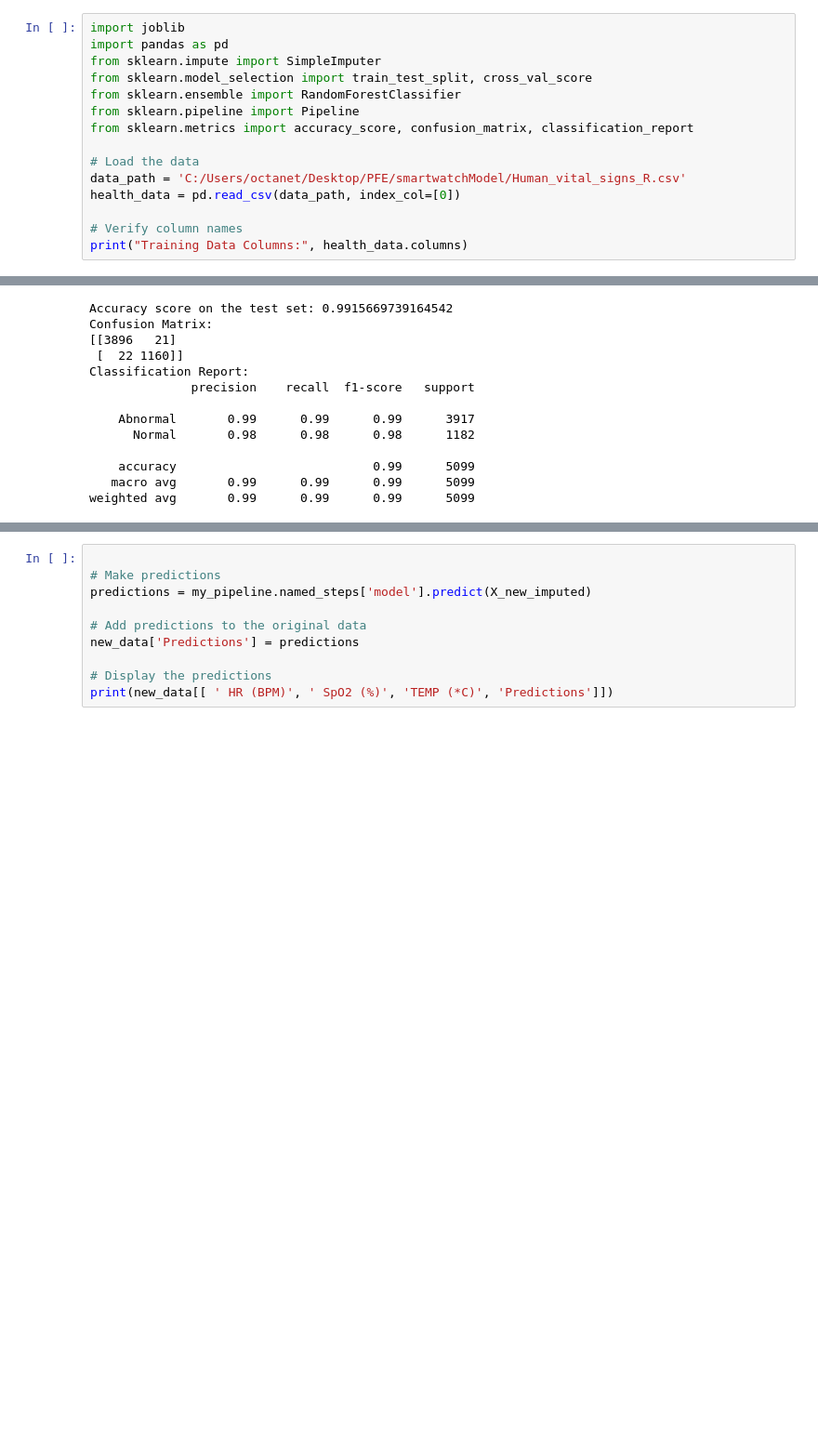
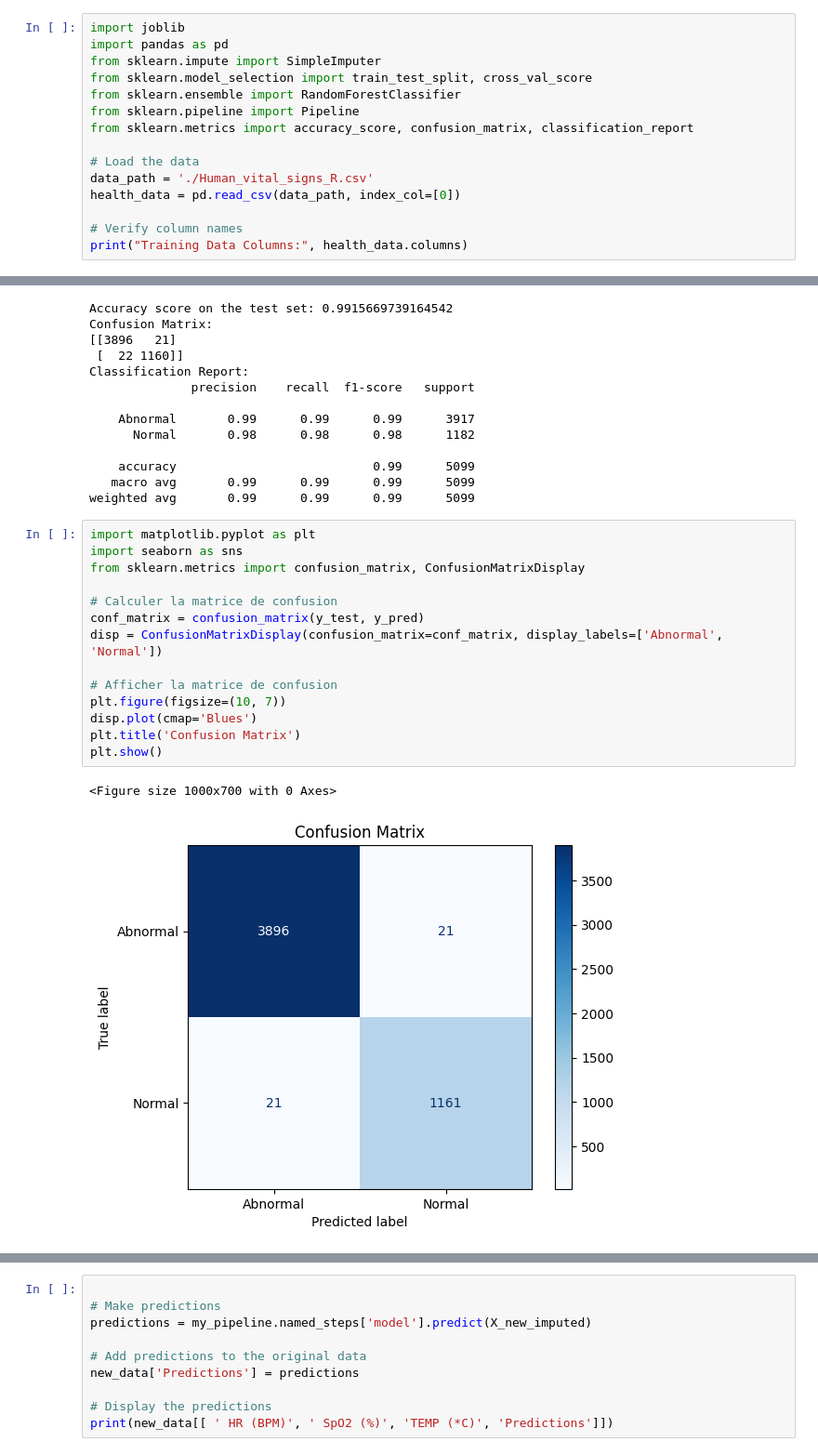
Before and after one commit to fatma-tekaya/SMmodel, a Jupyter notebook: finalmodelV1.ipynb, the cells around one changed output, grey strips where cells are left out. Shown at 93% size. Cells and saved outputs as stored; diff of their text form; blank space fills up the shorter version.

```diff
--- a/finalmodelV1.ipynb
+++ b/finalmodelV1.ipynb
@@ -8,7 +8,7 @@ from sklearn.pipeline import Pipeline
 from sklearn.metrics import accuracy_score, confusion_matrix, classification_report
 
 # Load the data
-data_path = 'C:/Users/octanet/Desktop/PFE/smartwatchModel/Human_vital_signs_R.csv'
+data_path = './Human_vital_signs_R.csv'
 health_data = pd.read_csv(data_path, index_col=[0])
 
 # Verify column names
@@ -86,6 +93,23 @@ Classification Report:
     accuracy                           0.99      5099
    macro avg       0.99      0.99      0.99      5099
 weighted avg       0.99      0.99      0.99      5099
+# %%
+import matplotlib.pyplot as plt
+import seaborn as sns
+from sklearn.metrics import confusion_matrix, ConfusionMatrixDisplay
+
+# Calculer la matrice de confusion
+conf_matrix = confusion_matrix(y_test, y_pred)
+disp = ConfusionMatrixDisplay(confusion_matrix=conf_matrix, display_labels=['Abnormal', 'Normal'])
+
+# Afficher la matrice de confusion
+plt.figure(figsize=(10, 7))
+disp.plot(cmap='Blues')
+plt.title('Confusion Matrix')
+plt.show()
+# %% [output]
+<Figure size 1000x700 with 0 Axes>
+[figure, added]
 # %%
 
 # Load the new data for testing
```
Also changed, not shown: parts of 3 cells of this notebook, 12 other files.
